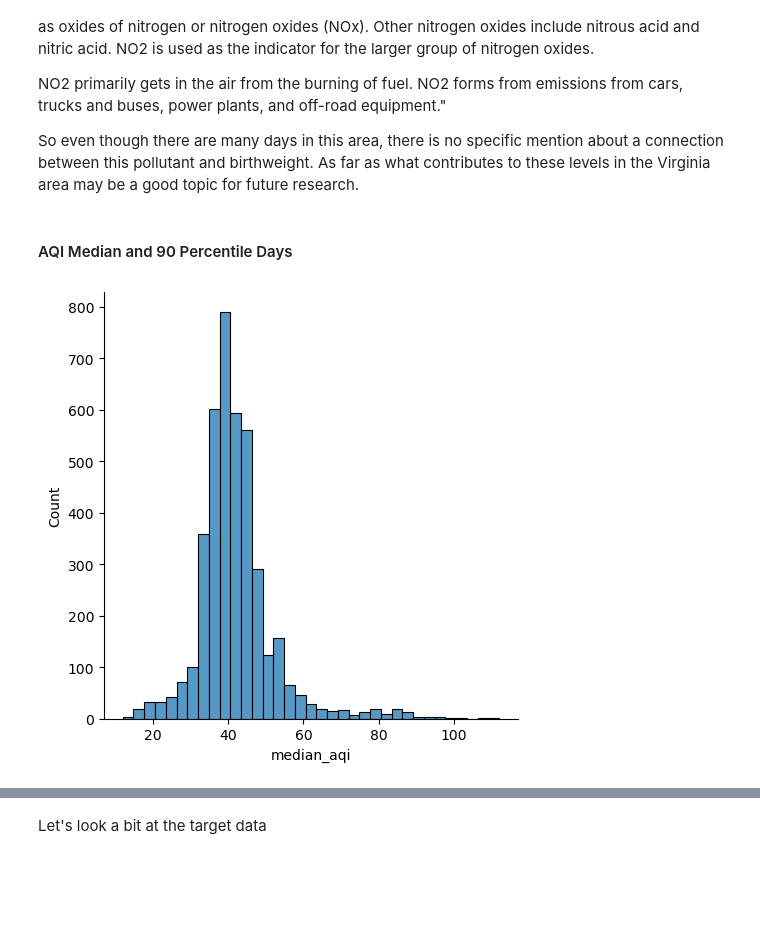
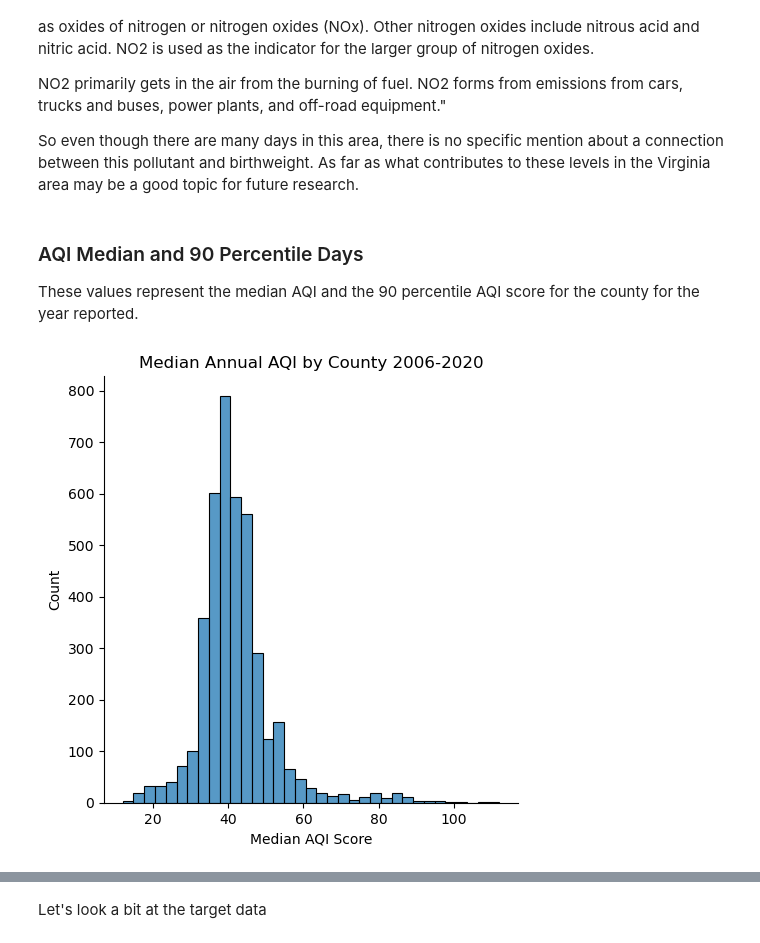
Before and after one commit to wdegraw93/low_birth_weight_vs_aqi_study, a Jupyter notebook: matt_eda.ipynb, the cells around one changed output, grey strips where cells are left out. Cells and saved outputs as stored; diff of their text form; code cells hidden in the pictures; blank space fills up the shorter version.

Commit message:
EDA and visualizations for AQI summary data

```diff
--- a/matt_eda.ipynb
+++ b/matt_eda.ipynb
@@ -295,14 +310,17 @@ NO2 primarily gets in the air from the burning of fuel. NO2 forms from emissions
 
 So even though there are many days in this area, there is no specific mention about a connection between this pollutant and birthweight.  As far as what contributes to these levels in the Virginia area may be a good topic for future research.
 # %% [markdown]
-#### AQI Median and 90 Percentile Days
+### AQI Median and 90 Percentile Days
+
+These values represent the median AQI and the 90 percentile AQI score for the county for the year reported.
 # %%
 sns.displot(aqi,
             x='median_aqi',
             kind='hist',
-            bins=35);
+            bins=35).set(xlabel='Median AQI Score',
+                         title='Median Annual AQI by County 2006-2020');
 # %% [output]
-[figure, old version]
+[figure, new version]
 # %%
 sns.displot(aqi,
             x='90_per_aqi',
```
Also changed, not shown: parts of 27 cells of this notebook.
